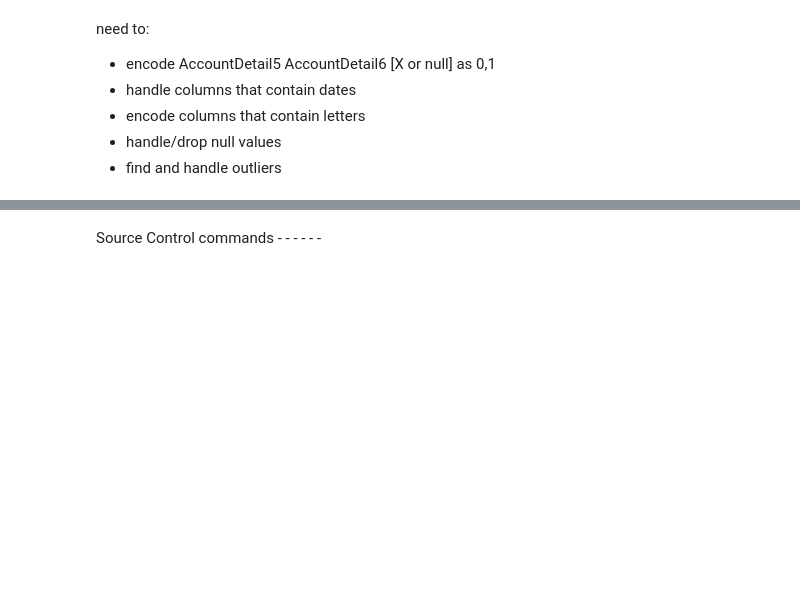
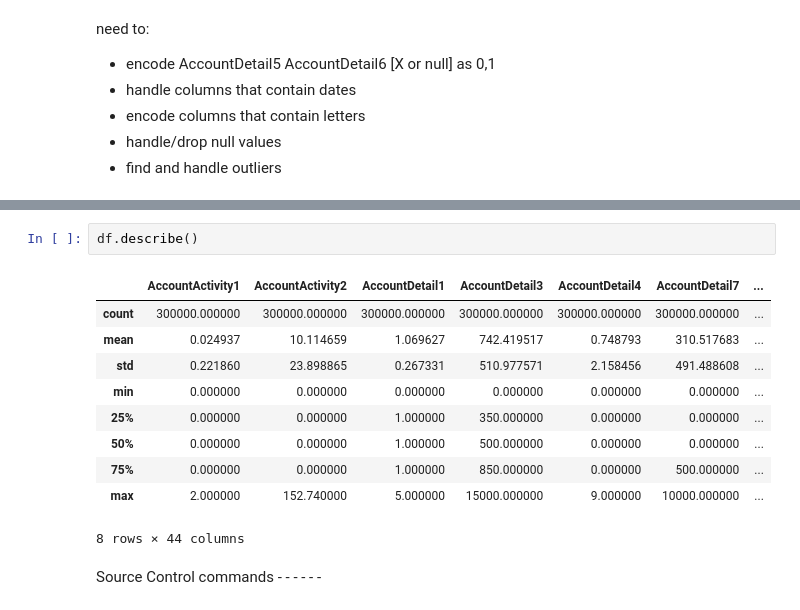
Before and after one commit to cmstewa19/DS2Project, a Jupyter notebook: DS2Project.ipynb, the cells around one changed output, grey strips where cells are left out. Cells and saved outputs as stored; diff of their text form; blank space fills up the shorter version.

```diff
--- a/DS2Project.ipynb
+++ b/DS2Project.ipynb
@@ -98,3 +115,16 @@ need to:
+# %%
+df.describe()
+# %% [output]
+|  | AccountActivity1 | AccountActivity2 | AccountDetail1 | AccountDetail3 | AccountDetail4 | AccountDetail7 | ... |
+| count | 300000.000000 | 300000.000000 | 300000.000000 | 300000.000000 | 300000.000000 | 300000.000000 | ... |
+| mean | 0.024937 | 10.114659 | 1.069627 | 742.419517 | 0.748793 | 310.517683 | ... |
+| std | 0.221860 | 23.898865 | 0.267331 | 510.977571 | 2.158456 | 491.488608 | ... |
+| min | 0.000000 | 0.000000 | 0.000000 | 0.000000 | 0.000000 | 0.000000 | ... |
+| 25% | 0.000000 | 0.000000 | 1.000000 | 350.000000 | 0.000000 | 0.000000 | ... |
+| 50% | 0.000000 | 0.000000 | 1.000000 | 500.000000 | 0.000000 | 0.000000 | ... |
+| 75% | 0.000000 | 0.000000 | 1.000000 | 850.000000 | 0.000000 | 500.000000 | ... |
+| max | 2.000000 | 152.740000 | 5.000000 | 15000.000000 | 9.000000 | 10000.000000 | ... |
+8 rows × 44 columns
 # %% [markdown]
 Source Control commands - - - - - -
 # %% [markdown]
```
Also changed, not shown: parts of 4 cells of this notebook.
